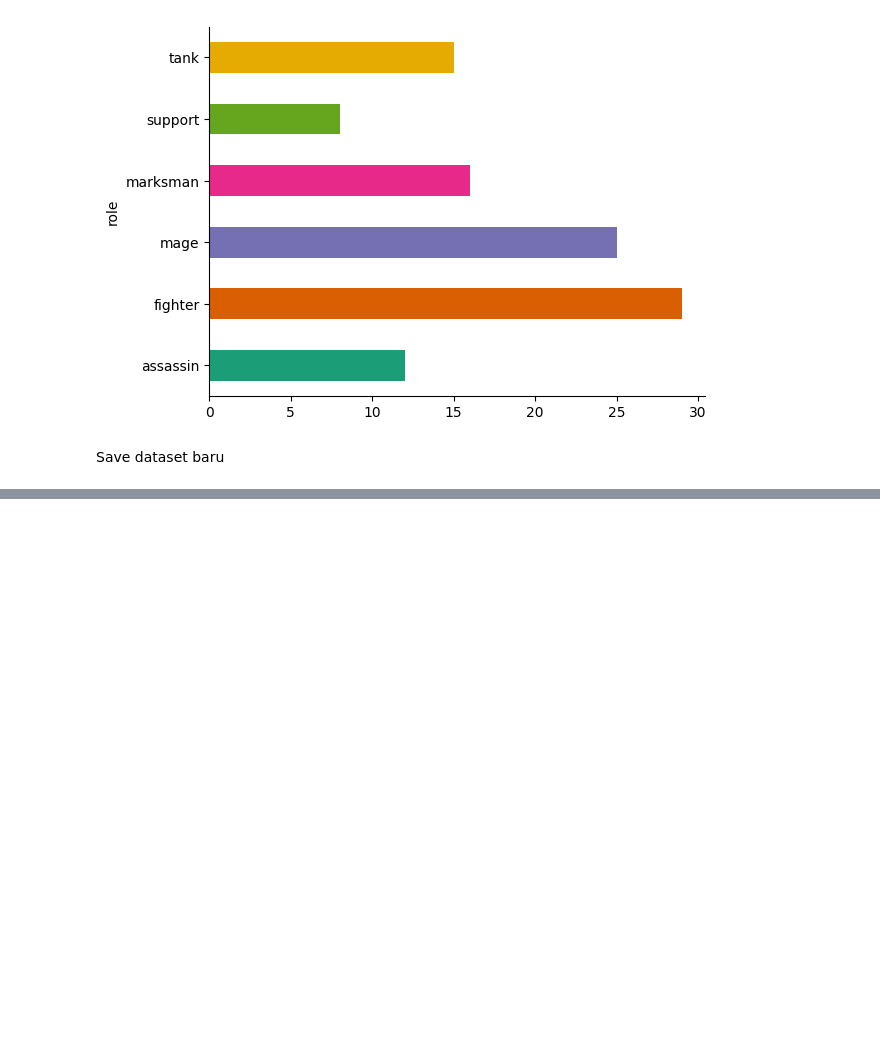
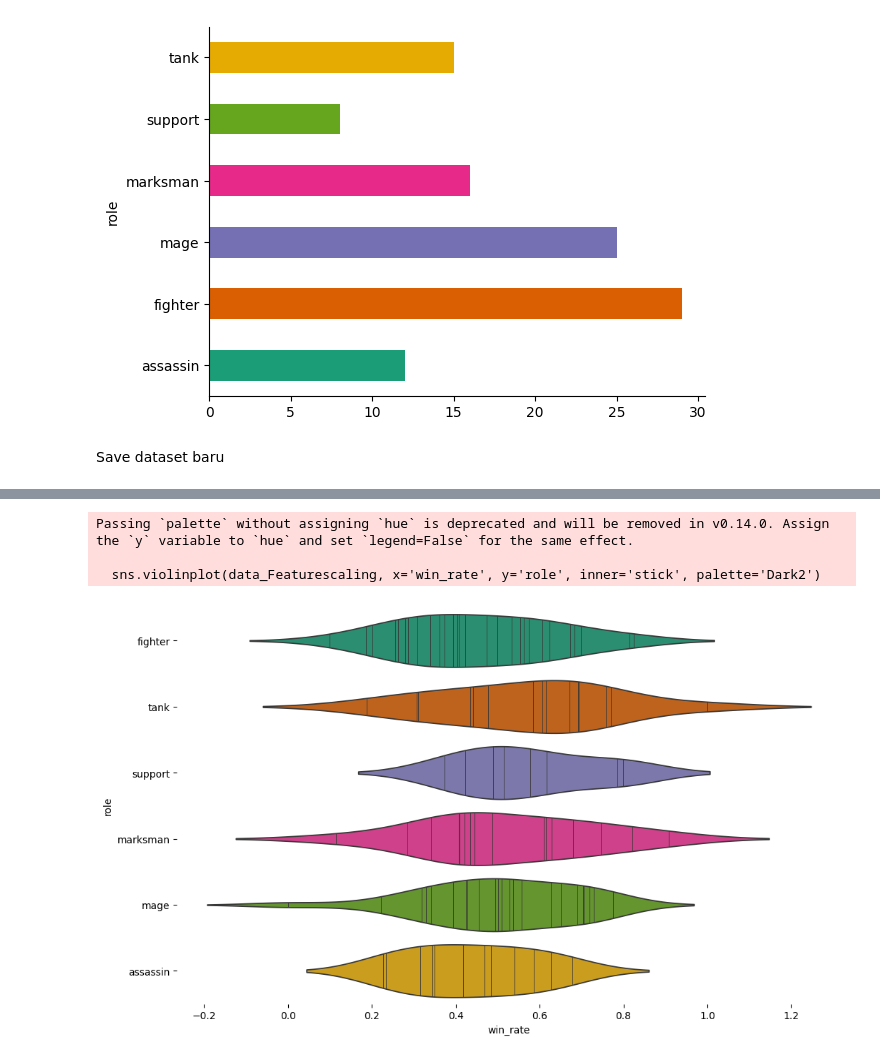
Before and after one commit to antonwijayacakra/MACHINE-Learning-Steqhoc, a Jupyter notebook: Tugas_Individu_AI_stq.ipynb, the cells around one changed output, grey strips where cells are left out. Drawn from its saved outputs; the diff is of its cells as text; code cells hidden in the pictures; blank space fills up the shorter version.

```diff
--- a/Tugas_Individu_AI_stq.ipynb
+++ b/Tugas_Individu_AI_stq.ipynb
@@ -229,0 +224,10 @@ databaru2.to_csv('dataset MLBB_Edit.csv', index=False)
+# %%
+from sklearn.preprocessing import MinMaxScaler
+data_Featurescaling = databaru2  # Isi dengan DataFrame Anda
+# Memilih fitur numerik yang akan di-scaling
+numerical_features = ['win_rate', 'pick_rate', 'ban_rate', 'release_year']
+# Min-Max Scaling
+scaler = MinMaxScaler()
+data[numerical_features] = scaler.fit_transform(data[numerical_features])
+
+print(data_Featurescaling)
@@ -229,0 +265,14 @@ databaru2.to_csv('dataset MLBB_Edit.csv', index=False)
+# %%
+#visualisasi data setelah  melakukan feature sclain
+
+from matplotlib import pyplot as plt
+import seaborn as sns
+figsize = (12, 1.2 * len(data_Featurescaling['role'].unique()))
+plt.figure(figsize=figsize)
+sns.violinplot(data_Featurescaling, x='win_rate', y='role', inner='stick', palette='Dark2')
+sns.despine(top=True, right=True, bottom=True, left=True)
+# %% [output]
+Passing `palette` without assigning `hue` is deprecated and will be removed in v0.14.0. Assign the `y` variable to `hue` and set `legend=False` for the same effect.
+
+  sns.violinplot(data_Featurescaling, x='win_rate', y='role', inner='stick', palette='Dark2')
+[figure, added]
```
Also changed, not shown: parts of 7 cells of this notebook.
